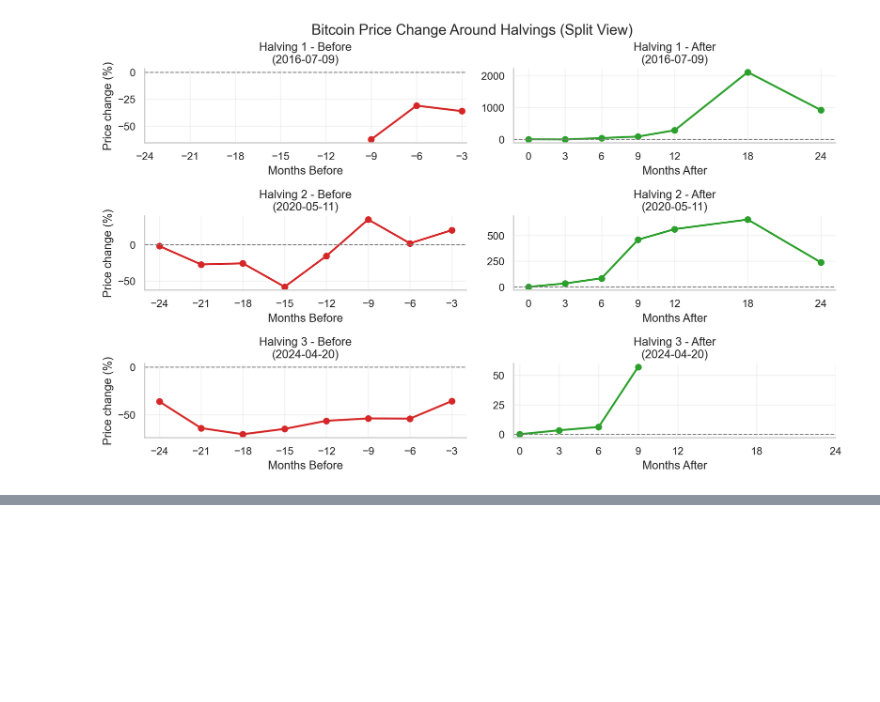
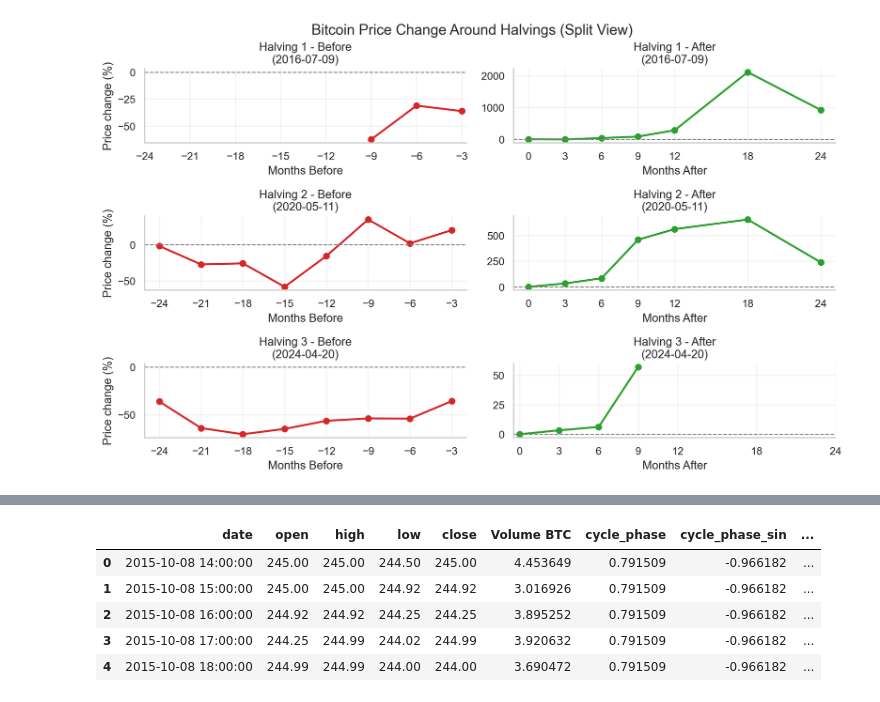
Before and after one commit to Stevenberger1/Stock-Market-Prediction, a Jupyter notebook: data/Statistical_analysis.ipynb, the cells around one changed output, grey strips where cells are left out. Cells and saved outputs as stored; diff of their text form; code cells hidden in the pictures; blank space fills up the shorter version.

Commit message:
adding features to the data

```diff
--- a/data/Statistical_analysis.ipynb
+++ b/data/Statistical_analysis.ipynb
@@ -1234,0 +1251,20 @@ plt.show()
+# %%
+# Cell 1 – Imports & load
+import pandas as pd, numpy as np
+from sklearn.ensemble import RandomForestClassifier
+from sklearn.metrics import accuracy_score, confusion_matrix, classification_report
+from sklearn.ensemble import RandomForestClassifier      # ← add / re-run
+
+FEATURES_BASE  = ["open", "high", "low", "Volume BTC"]
+...
+
+
+CSV = r"C:\Users\ADMIN\Desktop\Coding_projects\stock_market_prediction\Stock-Market-Prediction\data\processed\gemini_btc_data_final_version.csv"
+df  = (
+    pd.read_csv(CSV, parse_dates=["date"])
+      .sort_values("date")
+      .reset_index(drop=True)
+)
+
+print(f"{len(df):,} rows  {df['date'].min().date()} → {df['date'].max().date()}")
+df.head()
@@ -1234,0 +1279,23 @@ plt.show()
+# %%
+# Cell 2 – Halving calendar & features
+HALVINGS = pd.to_datetime(["2012-11-28","2016-07-09","2020-05-11","2024-04-20"])
+NEXT_EST = pd.to_datetime("2028-03-31")          # 5th (proj.)
+CYCLE_ENDS = pd.Index(list(HALVINGS[1:]) + [NEXT_EST])
+
+def cycle_phase(ts):
+    idx = np.searchsorted(HALVINGS, ts, side="right") - 1
+    if idx < 0:
+        return np.nan
+    return (ts - HALVINGS[idx]).days / (CYCLE_ENDS[idx] - HALVINGS[idx]).days
+
+df["cycle_phase"]      = df["date"].apply(cycle_phase)
+df["cycle_phase_sin"]  = np.sin(2*np.pi*df["cycle_phase"])
+df["cycle_phase_cos"]  = np.cos(2*np.pi*df["cycle_phase"])
+df.head()
+# %% [output]
+|  | date | open | high | low | close | Volume BTC | cycle_phase | cycle_phase_sin | ... |
+| 0 | 2015-10-08 14:00:00 | 245.00 | 245.00 | 244.50 | 245.00 | 4.453649 | 0.791509 | -0.966182 | ... |
+| 1 | 2015-10-08 15:00:00 | 245.00 | 245.00 | 244.92 | 244.92 | 3.016926 | 0.791509 | -0.966182 | ... |
+| 2 | 2015-10-08 16:00:00 | 244.92 | 244.92 | 244.25 | 244.25 | 3.895252 | 0.791509 | -0.966182 | ... |
+| 3 | 2015-10-08 17:00:00 | 244.25 | 244.99 | 244.02 | 244.99 | 3.920632 | 0.791509 | -0.966182 | ... |
+| 4 | 2015-10-08 18:00:00 | 244.99 | 244.99 | 244.00 | 244.00 | 3.690472 | 0.791509 | -0.966182 | ... |
```
Also changed, not shown: parts of 8 cells of this notebook, 9 other files.
